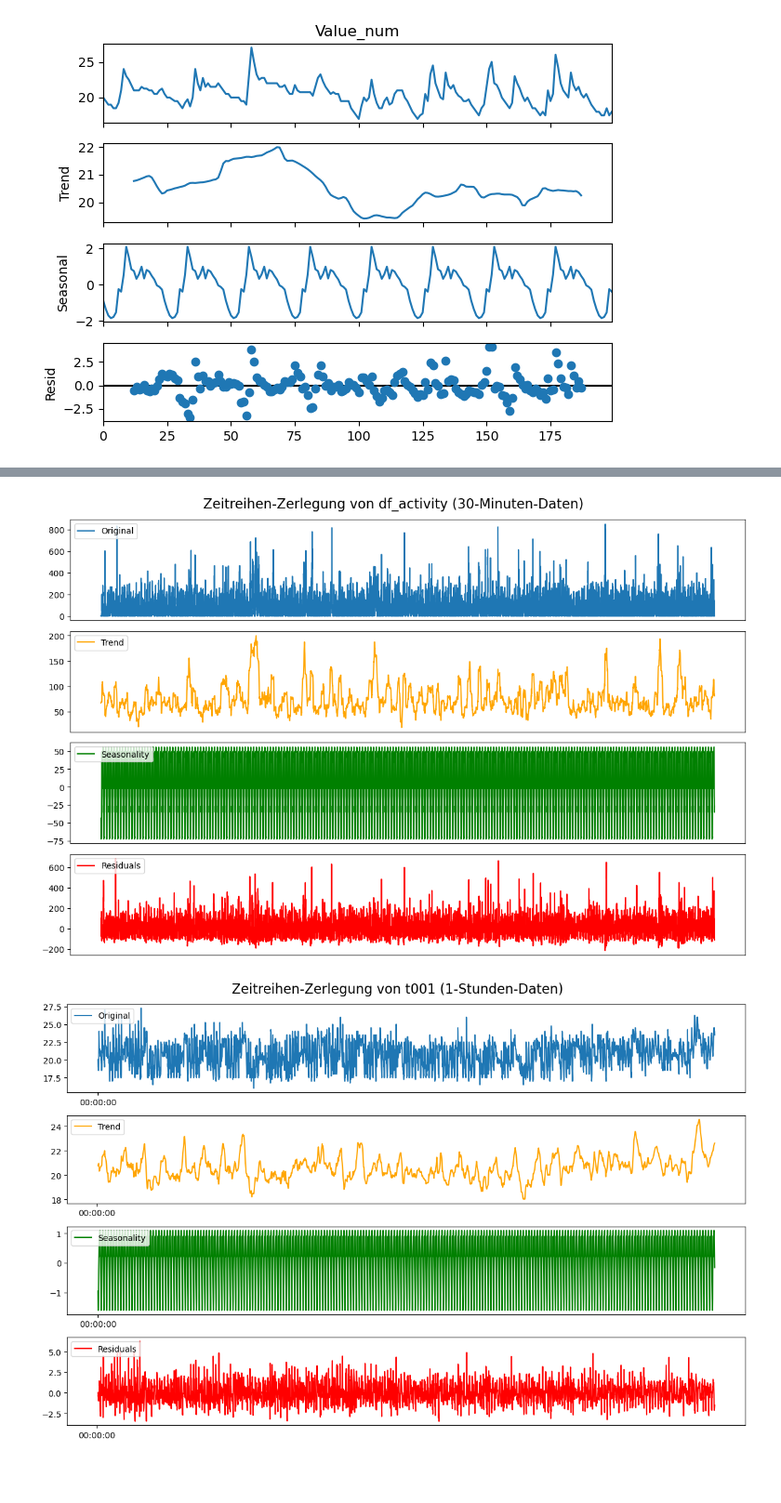
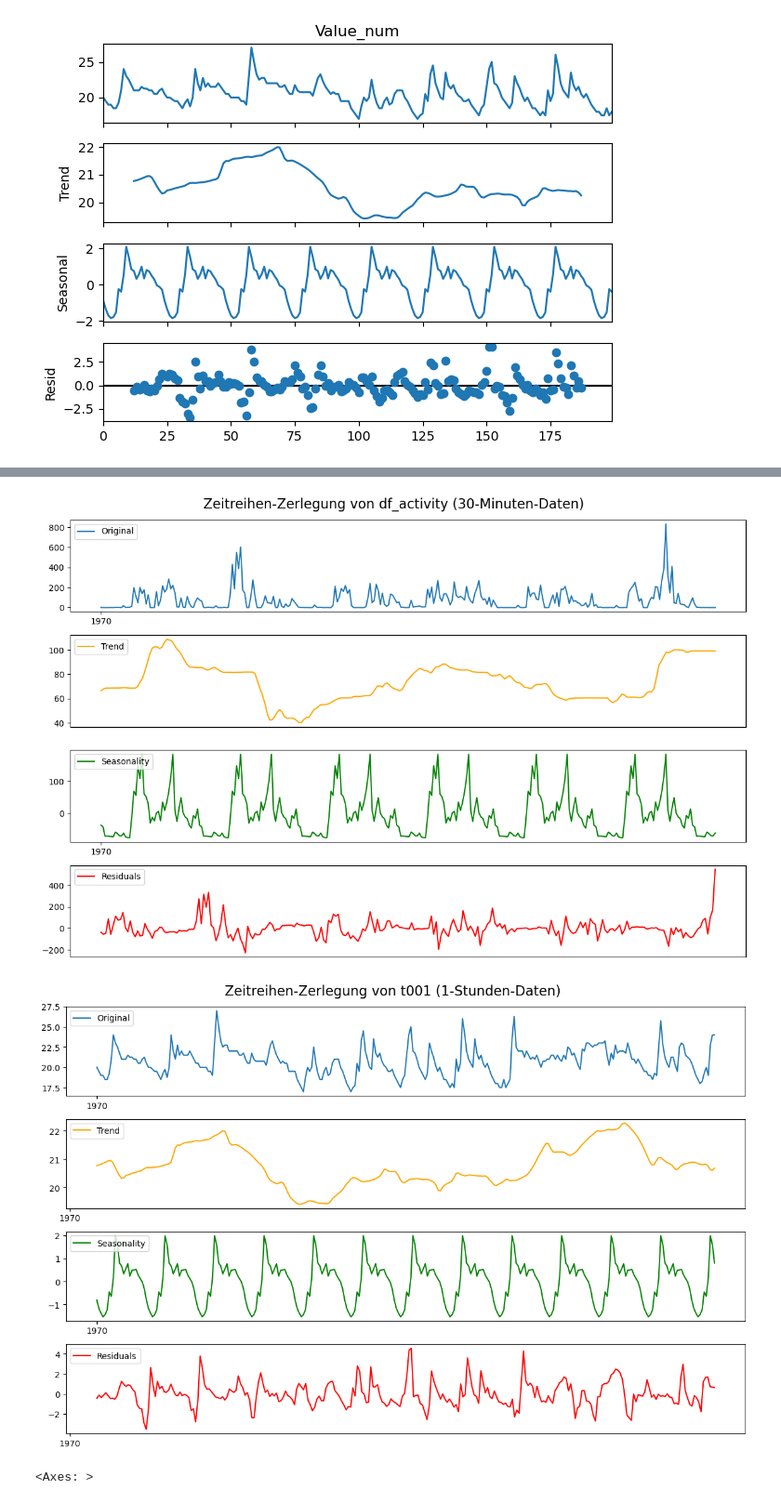
Before and after one commit to ddening/ambient-assisted-living, a Jupyter notebook: src/aal_uebung.ipynb, the cells around one changed output, grey strips where cells are left out. Shown at 93% size. Saved outputs shown, nothing was run; the diff lists cells and outputs as text; code cells hidden in the pictures; blank space fills up the shorter version.

```diff
--- a/src/aal_uebung.ipynb
+++ b/src/aal_uebung.ipynb
@@ -149,6 +154,9 @@ RMSE für Seasonal-Naive Vorhersage (df_t001): 2.248644899172779
 # %%
 df_activity.index = pd.to_datetime(df_activity.index)
 df_t001.index = pd.to_datetime(df_t001.index)
+
+df_activity = df_activity[:300]
+df_t001 = df_t001[:300]
 
 # Für df_activity (30-Minuten-Daten)
 result_activity = seasonal_decompose(df_activity['Activity'], model='additive', period=48)
@@ -162,32 +170,40 @@ result_t001 = seasonal_decompose(df_t001['Value_num'], model='additive', period=
 def plot_decomposition(result, title):
     """Visualisiert die Komponenten einer Zeitreihen-Zerlegung."""
     plt.figure(figsize=(12, 8))
     plt.suptitle(title, fontsize=16)
 
     plt.subplot(411)
     plt.plot(result.observed, label='Original')
     plt.legend(loc='upper left')
 
     plt.subplot(412)
     plt.plot(result.trend, label='Trend', color='orange')
     plt.legend(loc='upper left')
 
     plt.subplot(413)
     plt.plot(result.seasonal, label='Seasonality', color='green')
     plt.legend(loc='upper left')
 
     plt.subplot(414)
     plt.plot(result.resid, label='Residuals', color='red')
     plt.legend(loc='upper left')
 
     plt.tight_layout()
     plt.show()
 
 # Plot für df_activity
 plot_decomposition(result_activity, "Zeitreihen-Zerlegung von df_activity (30-Minuten-Daten)")
 
 # Plot für df_t001
 plot_decomposition(result_t001, "Zeitreihen-Zerlegung von t001 (1-Stunden-Daten)")
+
+result_t001.resid.plot()
+result_activity.resid.plot()
+
+#df_activity["DateTime_ISO8601"] = pd.to_datetime(df_activity["DateTime_ISO8601"], format="ISO8601")
+#res = STL(df_activity).fit()
+#res.plot()
 # %% [output]
-[figure, old version]
+[figure, new version]
-[figure, old version]
+[figure, new version]
+<Axes: >
```
Also changed, not shown: parts of 3 cells of this notebook.
